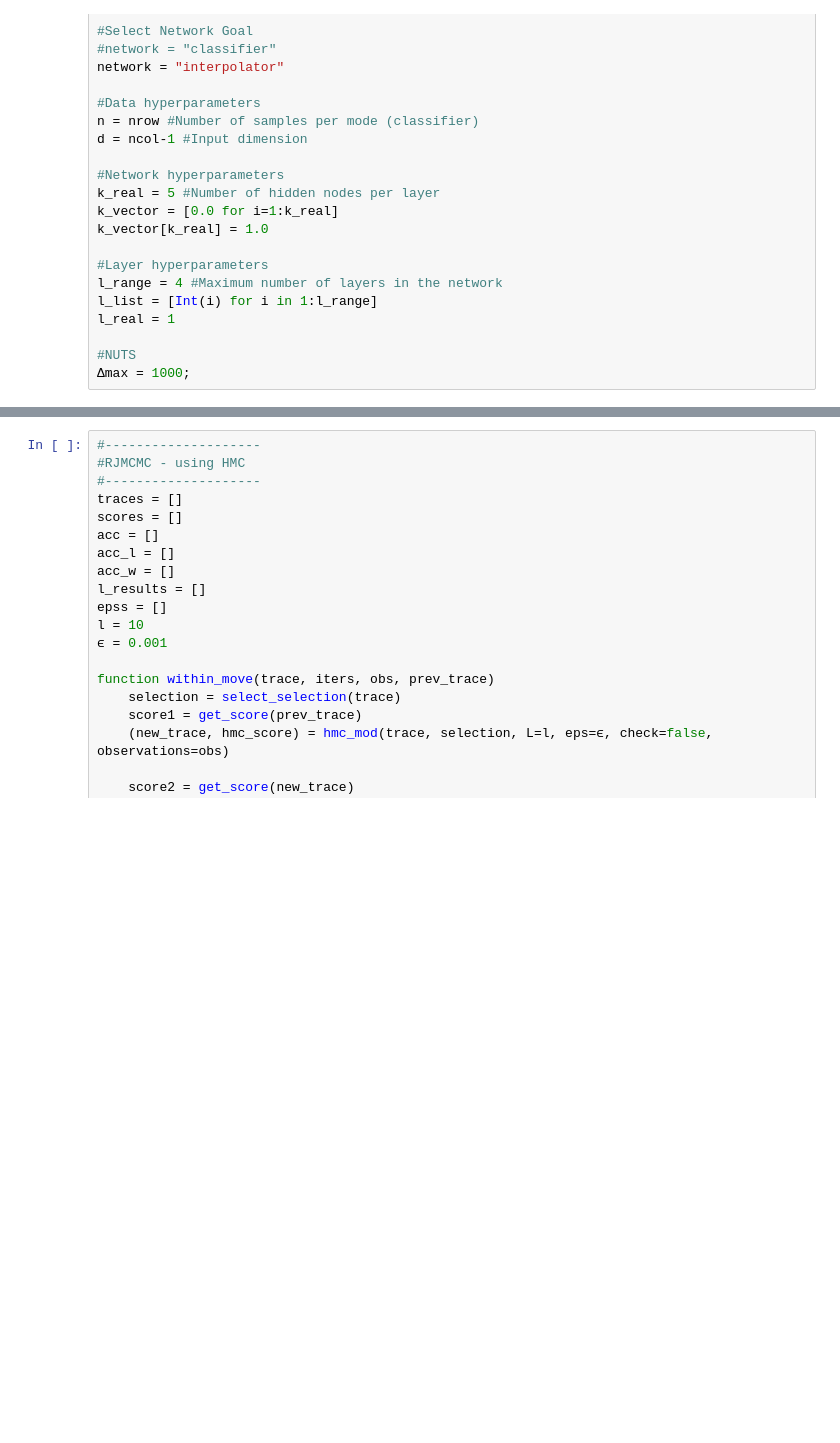
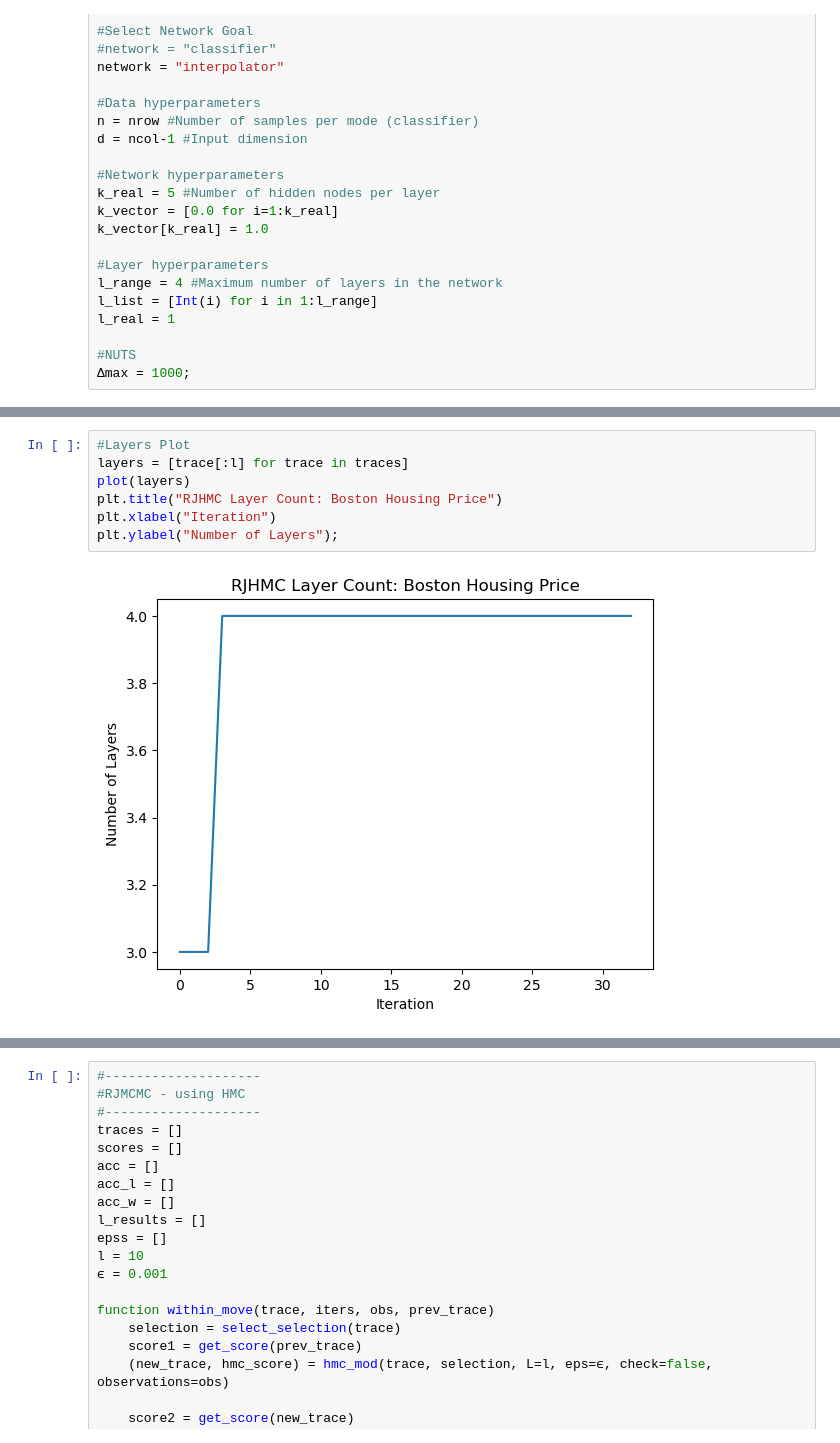
Before and after one commit to jberezow/RJMCMC, a Jupyter notebook: Thesis-RegressionBH.ipynb, the cells around one changed output, grey strips where cells are left out. Drawn from its saved outputs; the diff is of its cells as text; blank space fills up the shorter version.

```diff
--- a/Thesis-RegressionBH.ipynb
+++ b/Thesis-RegressionBH.ipynb
@@ -398,0 +414,9 @@ UndefVarError: UndefVarError: k_list not defined
+# %%
+#Layers Plot
+layers = [trace[:l] for trace in traces]
+plot(layers)
+plt.title("RJHMC Layer Count: Boston Housing Price")
+plt.xlabel("Iteration")
+plt.ylabel("Number of Layers");
+# %% [output]
+[figure, added]
```
Also changed, not shown: parts of 9 cells of this notebook, 2 other files.
